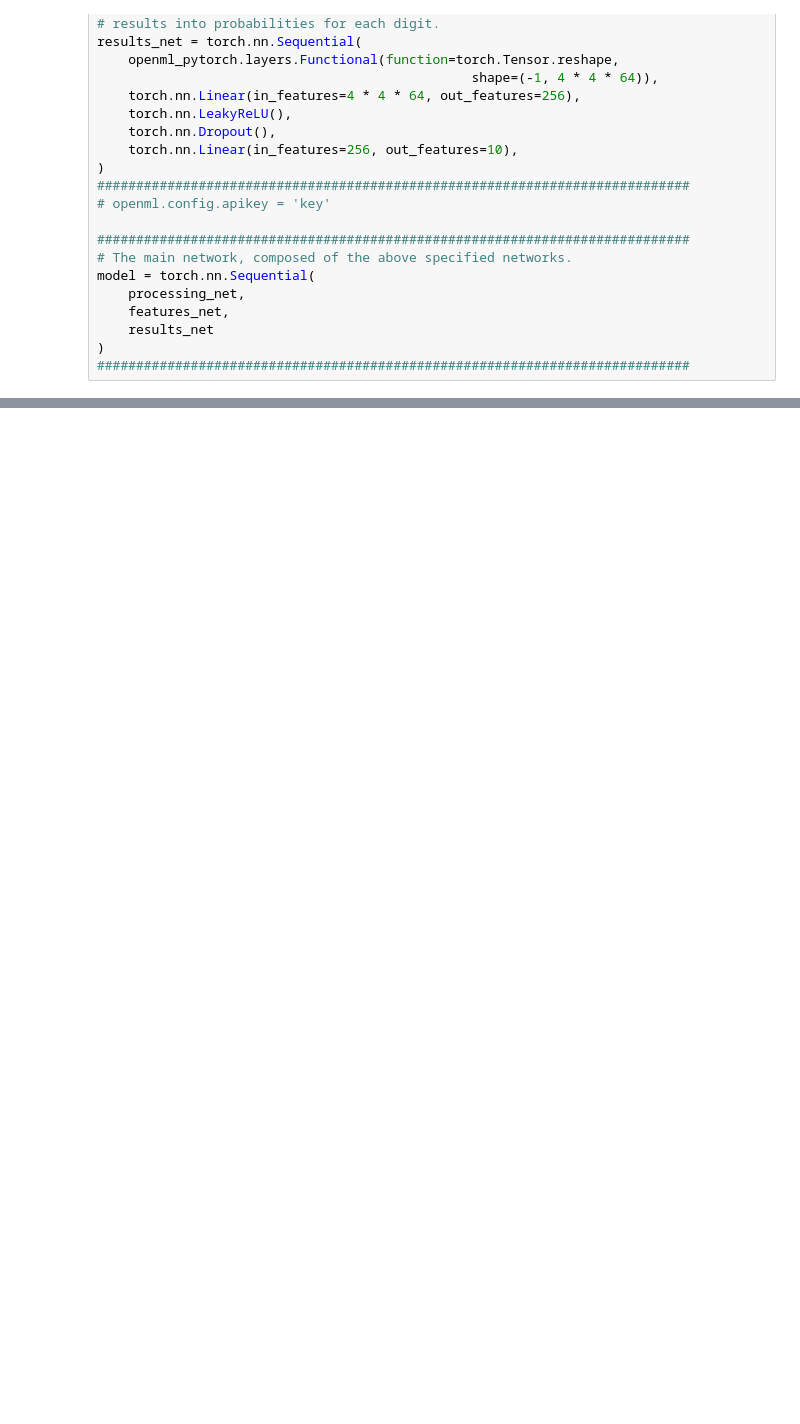
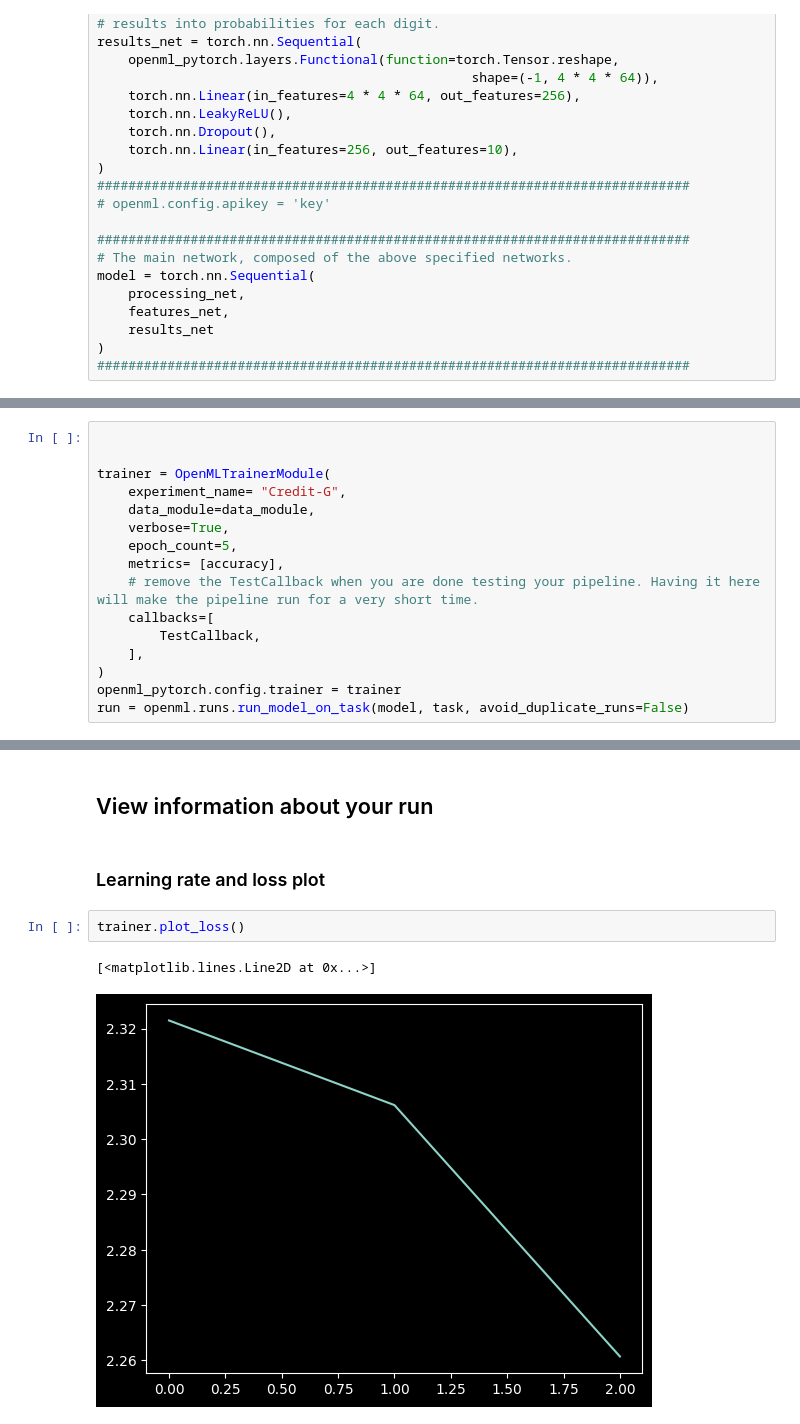
Before and after one commit to openml/openml-pytorch, a Jupyter notebook: test_new_dataloader.ipynb, the cells around one changed output, grey strips where cells are left out. Drawn from its saved outputs; the diff is of its cells as text; blank space fills up the shorter version.

```diff
--- a/test_new_dataloader.ipynb
+++ b/test_new_dataloader.ipynb
@@ -754,0 +574,16 @@ trainer.runner.cbs[1].plot_lr()
+# %%
+
+
+trainer = OpenMLTrainerModule(
+    experiment_name= "Credit-G",
+    data_module=data_module,
+    verbose=True,
+    epoch_count=5,
+    metrics= [accuracy],
+    # remove the TestCallback when you are done testing your pipeline. Having it here will make the pipeline run for a very short time.
+    callbacks=[
+        TestCallback,
+    ],
+)
+openml_pytorch.config.trainer = trainer
+run = openml.runs.run_model_on_task(model, task, avoid_duplicate_runs=False)
@@ -754,0 +601,9 @@ trainer.runner.cbs[1].plot_lr()
+# %% [markdown]
+## View information about your run
+# %% [markdown]
+### Learning rate and loss plot
+# %%
+trainer.plot_loss()
+# %% [output]
+[<matplotlib.lines.Line2D at 0x...>]
+[figure, added]
```
Also changed, not shown: parts of 144 cells of this notebook, 5 other files.
